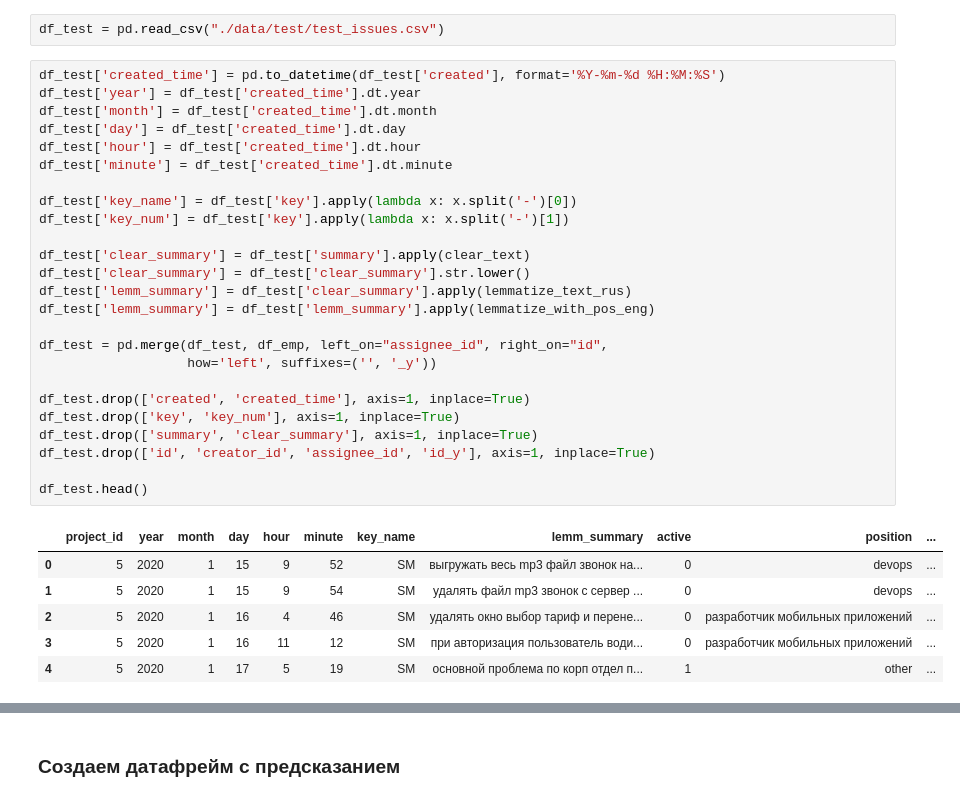
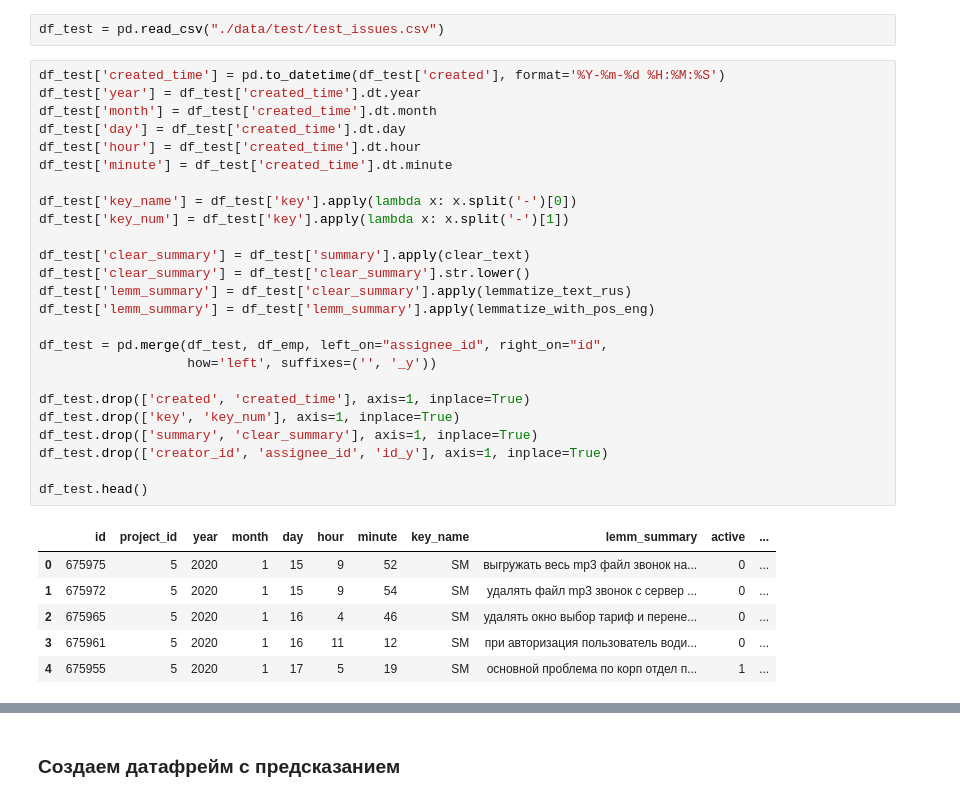
Before and after one commit to TayJen/hackathon_algu2022, a Jupyter notebook: H_ALGU_2022_Advance.ipynb, the cells around one changed output, grey strips where cells are left out. Drawn from its saved outputs; the diff is of its cells as text.

```diff
--- a/H_ALGU_2022_Advance.ipynb
+++ b/H_ALGU_2022_Advance.ipynb
@@ -291,32 +334,32 @@ df_test = pd.read_csv("./data/test/test_issues.csv")
 # %%
 df_test['created_time'] = pd.to_datetime(df_test['created'], format='%Y-%m-%d %H:%M:%S')
 df_test['year'] = df_test['created_time'].dt.year
 df_test['month'] = df_test['created_time'].dt.month
 df_test['day'] = df_test['created_time'].dt.day
 df_test['hour'] = df_test['created_time'].dt.hour
 df_test['minute'] = df_test['created_time'].dt.minute
 
 df_test['key_name'] = df_test['key'].apply(lambda x: x.split('-')[0])
 df_test['key_num'] = df_test['key'].apply(lambda x: x.split('-')[1])
 
 df_test['clear_summary'] = df_test['summary'].apply(clear_text)
 df_test['clear_summary'] = df_test['clear_summary'].str.lower()
 df_test['lemm_summary'] = df_test['clear_summary'].apply(lemmatize_text_rus)
 df_test['lemm_summary'] = df_test['lemm_summary'].apply(lemmatize_with_pos_eng)
 
 df_test = pd.merge(df_test, df_emp, left_on="assignee_id", right_on="id",
                    how='left', suffixes=('', '_y'))
 
 df_test.drop(['created', 'created_time'], axis=1, inplace=True)
 df_test.drop(['key', 'key_num'], axis=1, inplace=True)
 df_test.drop(['summary', 'clear_summary'], axis=1, inplace=True)
-df_test.drop(['id', 'creator_id', 'assignee_id', 'id_y'], axis=1, inplace=True)
+df_test.drop(['creator_id', 'assignee_id', 'id_y'], axis=1, inplace=True)
 
 df_test.head()
 # %% [output]
-|  | project_id | year | month | day | hour | minute | key_name | lemm_summary | active | position | ... |
-| 0 | 5 | 2020 | 1 | 15 | 9 | 52 | SM | выгружать весь mp3 файл звонок на... | 0 | devops | ... |
-| 1 | 5 | 2020 | 1 | 15 | 9 | 54 | SM | удалять файл mp3 звонок с сервер ... | 0 | devops | ... |
-| 2 | 5 | 2020 | 1 | 16 | 4 | 46 | SM | удалять окно выбор тариф и перене... | 0 | разработчик мобильных приложений | ... |
-| 3 | 5 | 2020 | 1 | 16 | 11 | 12 | SM | при авторизация пользователь води... | 0 | разработчик мобильных приложений | ... |
-| 4 | 5 | 2020 | 1 | 17 | 5 | 19 | SM | основной проблема по корп отдел п... | 1 | other | ... |
+|  | id | project_id | year | month | day | hour | minute | key_name | lemm_summary | active | ... |
+| 0 | 675975 | 5 | 2020 | 1 | 15 | 9 | 52 | SM | выгружать весь mp3 файл звонок на... | 0 | ... |
+| 1 | 675972 | 5 | 2020 | 1 | 15 | 9 | 54 | SM | удалять файл mp3 звонок с сервер ... | 0 | ... |
+| 2 | 675965 | 5 | 2020 | 1 | 16 | 4 | 46 | SM | удалять окно выбор тариф и перене... | 0 | ... |
+| 3 | 675961 | 5 | 2020 | 1 | 16 | 11 | 12 | SM | при авторизация пользователь води... | 0 | ... |
+| 4 | 675955 | 5 | 2020 | 1 | 17 | 5 | 19 | SM | основной проблема по корп отдел п... | 1 | ... |
```
Also changed, not shown: parts of 17 cells of this notebook.
